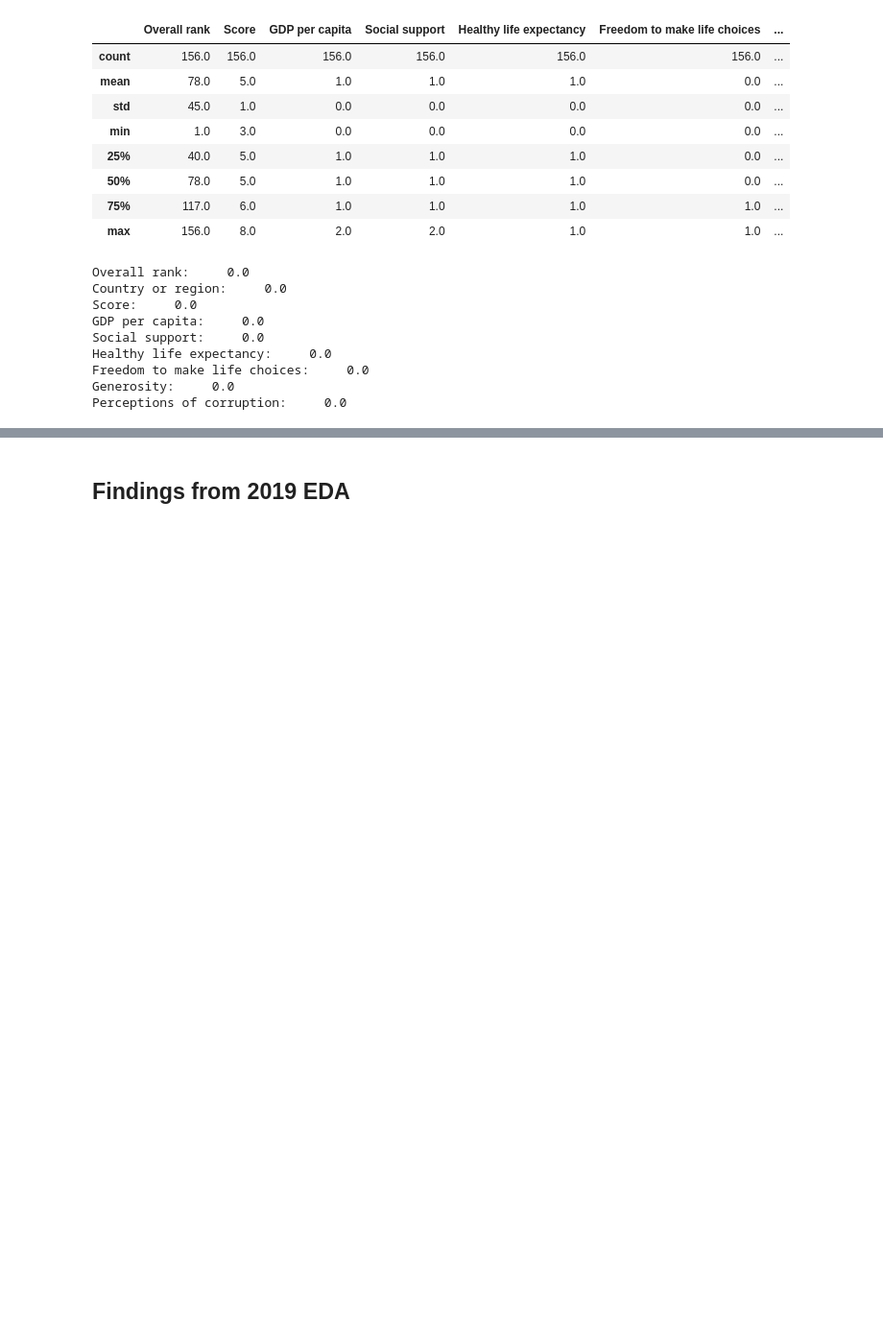
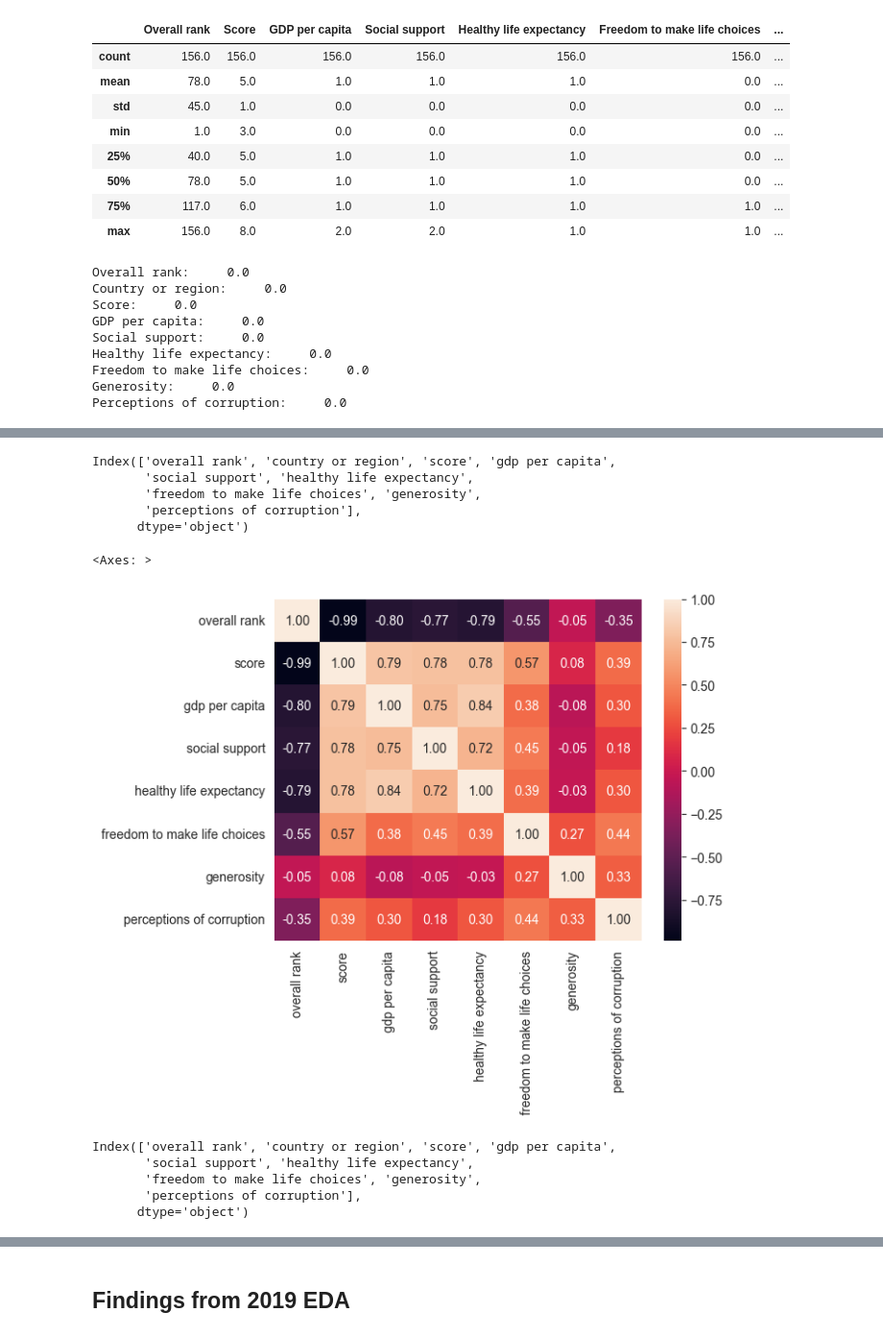
Before and after one commit to Fatemenamdar20/world-happiness-report, a Jupyter notebook: EDA_2019.ipynb, the cells around one changed output, grey strips where cells are left out. Shown at 96% size. Cells and saved outputs as stored; diff of their text form; code cells hidden in the pictures; blank space fills up the shorter version.

```diff
--- a/EDA_2019.ipynb
+++ b/EDA_2019.ipynb
@@ -69,0 +153,21 @@ df.columns = df.columns.str.lower()
+# %%
+df.columns
+# %% [output]
+Index(['overall rank', 'country or region', 'score', 'gdp per capita',
+       'social support', 'healthy life expectancy',
+       'freedom to make life choices', 'generosity',
+       'perceptions of corruption'],
+      dtype='object')
+# %%
+sns.heatmap(df.drop(columns=["country or region"]).corr(),annot=True, fmt="0.2f")
+# %% [output]
+<Axes: >
+[figure, added]
+# %%
+df.columns
+# %% [output]
+Index(['overall rank', 'country or region', 'score', 'gdp per capita',
+       'social support', 'healthy life expectancy',
+       'freedom to make life choices', 'generosity',
+       'perceptions of corruption'],
+      dtype='object')
```
Also changed, not shown: parts of 12 cells of this notebook, 1 other file.
